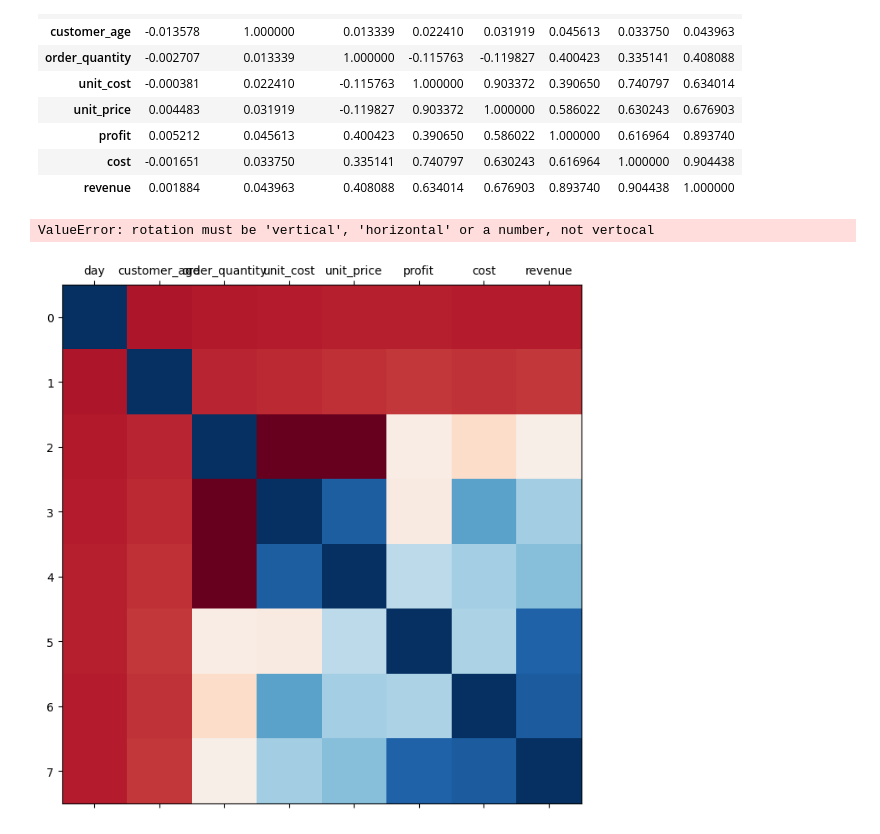
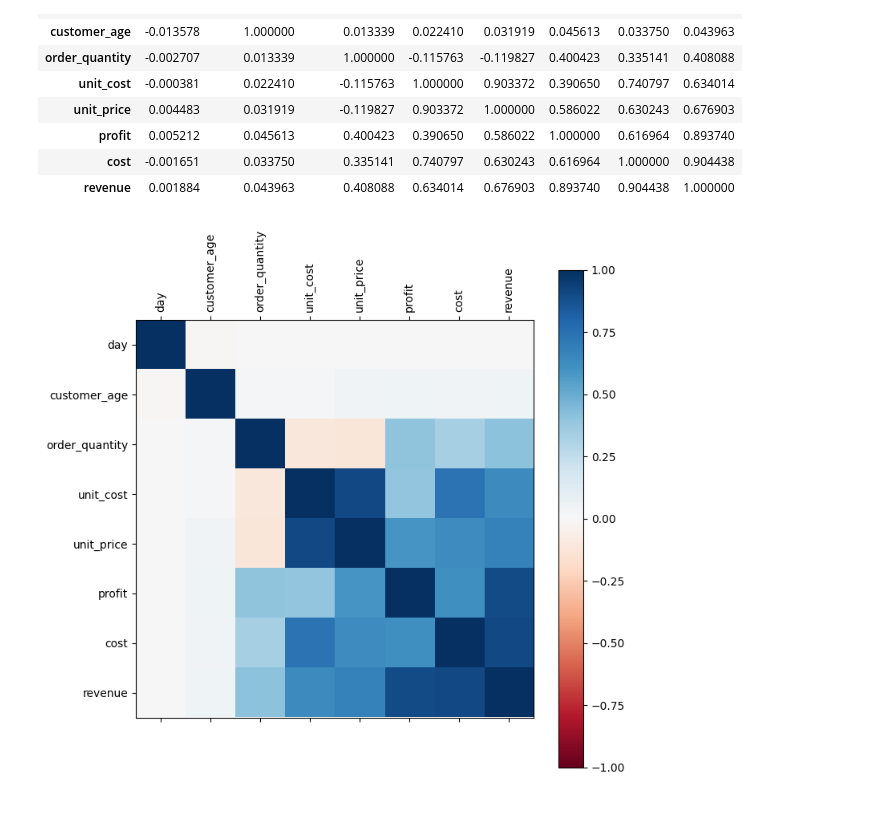
Before and after one commit to HromovAndrey/Scholl, a Jupyter notebook: Untitled11.ipynb, the cells around one changed output. Saved outputs shown, nothing was run; the diff lists cells and outputs as text; code cells hidden in the pictures.

```diff
--- a/Untitled11.ipynb
+++ b/Untitled11.ipynb
@@ -273,12 +273,12 @@ corr
 # %%
 fig = plt.figure(figsize=(8,8))
 plt.matshow(corr, cmap='RdBu', fignum=fig.number)
 
-plt.xticks(range(len(corr.columns)), corr.columns, rotation='vertocal')
+plt.xticks(range(len(corr.columns)), corr.columns, rotation='vertical')
 plt.yticks(range(len(corr.columns)), corr.columns)
 
 plt.colorbar()
 plt.clim(-1,1)
+plt.show()
 # %% [output]
-ValueError: rotation must be 'vertical', 'horizontal' or a number, not vertocal
-[figure, old version]
+[figure, new version]
```
Also changed, not shown: parts of 4 cells of this notebook.
